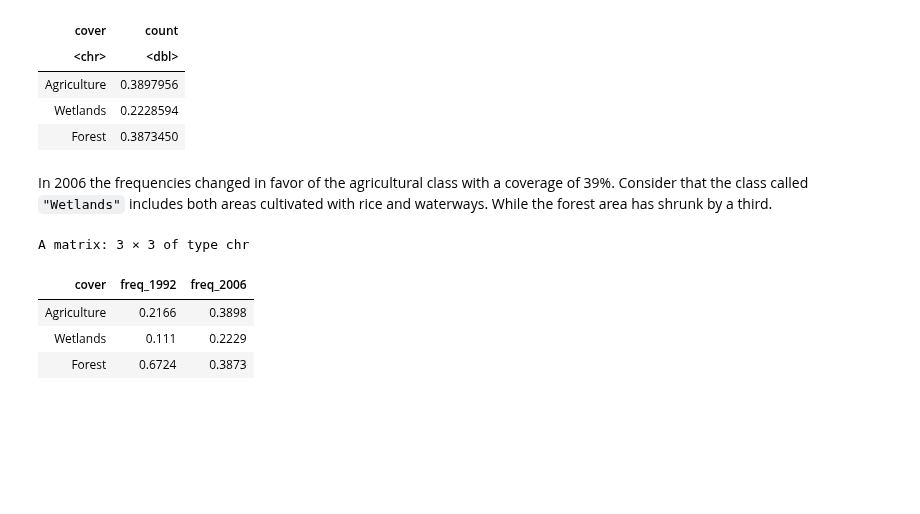
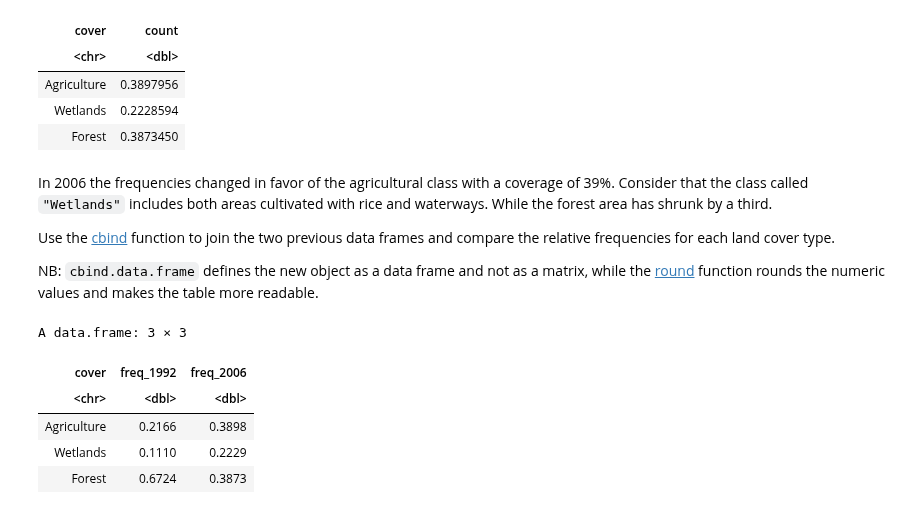
Before and after one commit to biagiominio/Remote_Sensing_2021, a Jupyter notebook: R_code_land_cover.ipynb, the cells around one changed output. Drawn from its saved outputs; the diff is of its cells as text; code cells hidden in the pictures; blank space fills up the shorter version.

```diff
--- a/R_code_land_cover.ipynb
+++ b/R_code_land_cover.ipynb
@@ -249,14 +249,19 @@ A data.frame: 3 × 2
 | Forest | 0.3873450 |
 # %% [markdown]
 In 2006 the frequencies changed in favor of the agricultural class with a coverage of 39%. Consider that the class called `"Wetlands"` includes both areas cultivated with rice and waterways. While the forest area has shrunk by a third.
+
+Use the [cbind](https://www.rdocumentation.org/packages/base/versions/3.6.2/topics/cbind) function to join the two previous data frames and compare the relative frequencies for each land cover type.
+
+NB: `cbind.data.frame` defines the new object as a data frame and not as a matrix, while the [round](https://www.rdocumentation.org/packages/base/versions/3.6.2/topics/Round) function rounds the numeric values and makes the table more readable.
 # %%
-merge_freq <- cbind(cover=labels,
+join_data <- cbind.data.frame(cover=labels,
                     freq_1992=round(data_freq_1992$count,4),
                     freq_2006=round(data_freq_2006$count,4))
-merge_freq
+join_data
 # %% [output]
-A matrix: 3 × 3 of type chr
+A data.frame: 3 × 3
 | cover | freq_1992 | freq_2006 |
+| <chr> | <dbl> | <dbl> |
 | Agriculture | 0.2166 | 0.3898 |
-| Wetlands | 0.111 | 0.2229 |
+| Wetlands | 0.1110 | 0.2229 |
 | Forest | 0.6724 | 0.3873 |
```
Also changed, not shown: parts of 2 cells of this notebook.
